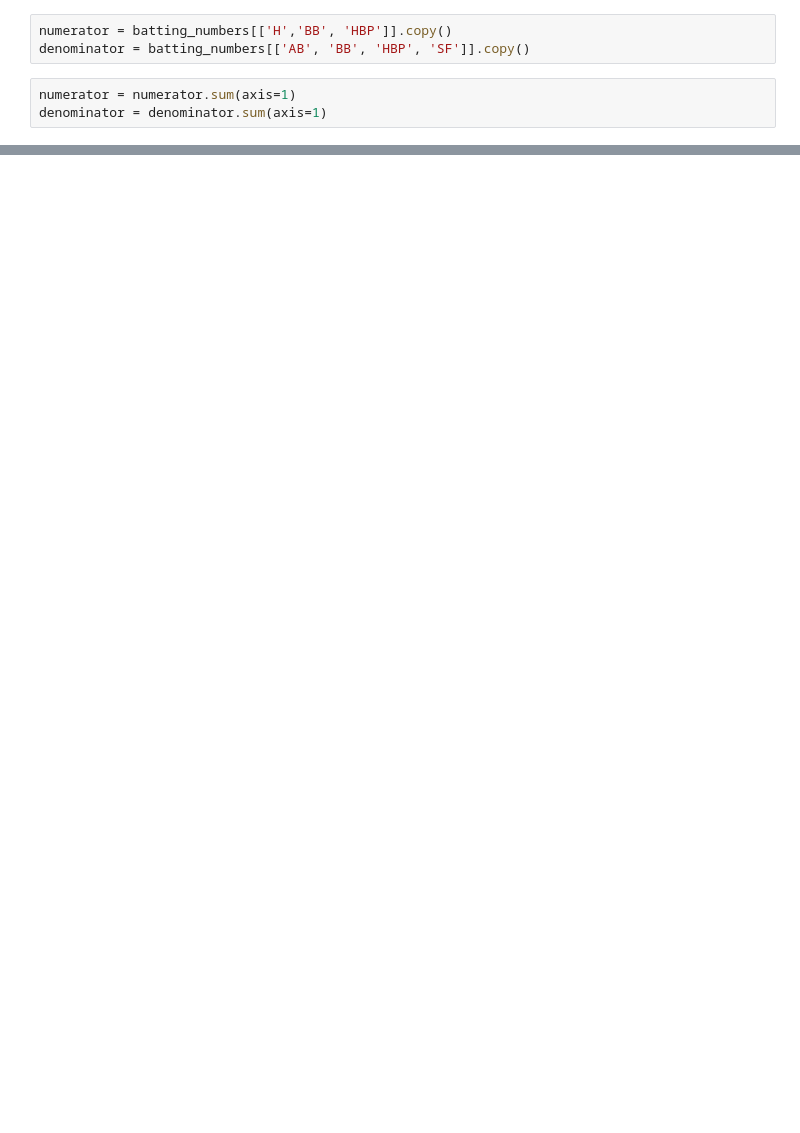
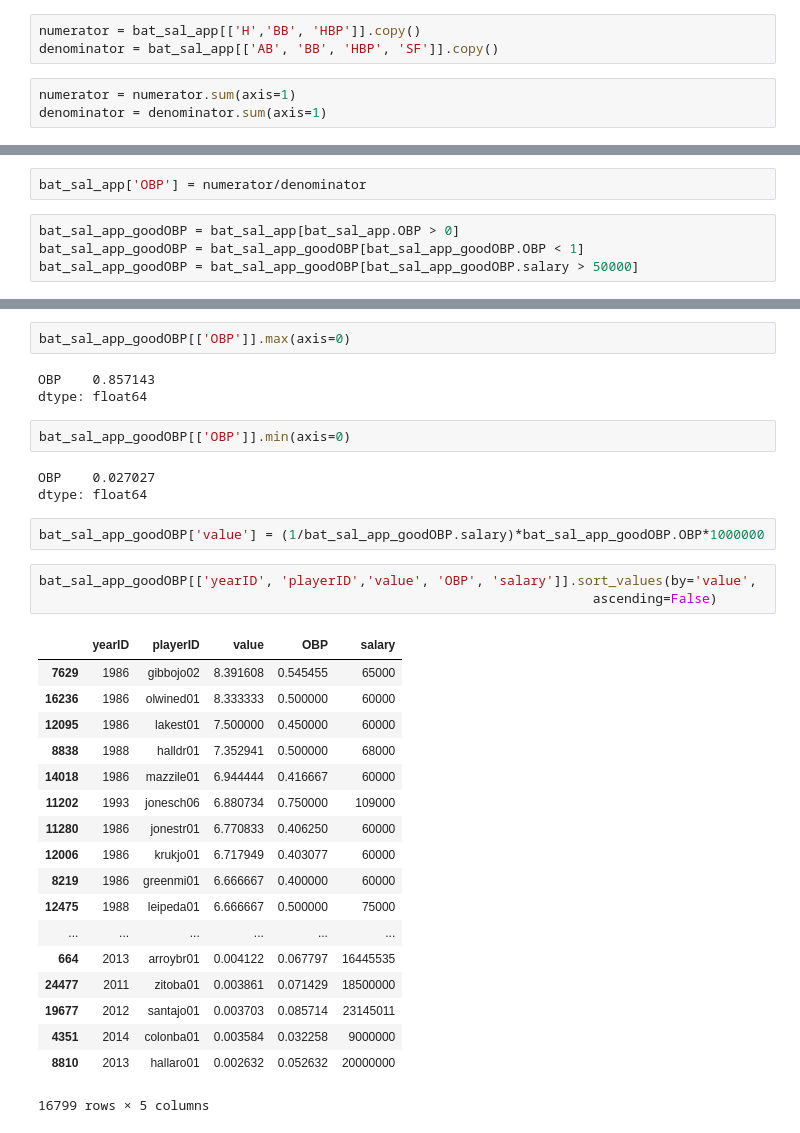
Before and after one commit to gregajohnston/moneyball, a Jupyter notebook: moneyball.ipynb, the cells around one changed output, grey strips where cells are left out. Cells and saved outputs as stored; diff of their text form; blank space fills up the shorter version.

```diff
--- a/moneyball.ipynb
+++ b/moneyball.ipynb
@@ -28,6 +116,6 @@ batting_numbers = batting_numbers[batting_numbers.SF >= 0]
 # %%
-numerator = batting_numbers[['H','BB', 'HBP']].copy()
-denominator = batting_numbers[['AB', 'BB', 'HBP', 'SF']].copy()
+numerator = bat_sal_app[['H','BB', 'HBP']].copy()
+denominator = bat_sal_app[['AB', 'BB', 'HBP', 'SF']].copy()
 # %%
 numerator = numerator.sum(axis=1)
 denominator = denominator.sum(axis=1)
@@ -58,0 +122,6 @@ batting_numbers['OBP'] = numerator.div(denominator)
+# %%
+bat_sal_app['OBP'] = numerator/denominator
+# %%
+bat_sal_app_goodOBP = bat_sal_app[bat_sal_app.OBP > 0]
+bat_sal_app_goodOBP = bat_sal_app_goodOBP[bat_sal_app_goodOBP.OBP < 1]
+bat_sal_app_goodOBP = bat_sal_app_goodOBP[bat_sal_app_goodOBP.salary > 50000]
@@ -58,0 +142,34 @@ batting_numbers['OBP'] = numerator.div(denominator)
+# %%
+bat_sal_app_goodOBP[['OBP']].max(axis=0)
+# %% [output]
+OBP    0.857143
+dtype: float64
+# %%
+bat_sal_app_goodOBP[['OBP']].min(axis=0)
+# %% [output]
+OBP    0.027027
+dtype: float64
+# %%
+bat_sal_app_goodOBP['value'] = (1/bat_sal_app_goodOBP.salary)*bat_sal_app_goodOBP.OBP*1000000
+# %%
+bat_sal_app_goodOBP[['yearID', 'playerID','value', 'OBP', 'salary']].sort_values(by='value',
+                                                                       ascending=False)
+# %% [output]
+|  | yearID | playerID | value | OBP | salary |
+| 7629 | 1986 | gibbojo02 | 8.391608 | 0.545455 | 65000 |
+| 16236 | 1986 | olwined01 | 8.333333 | 0.500000 | 60000 |
+| 12095 | 1986 | lakest01 | 7.500000 | 0.450000 | 60000 |
+| 8838 | 1988 | halldr01 | 7.352941 | 0.500000 | 68000 |
+| 14018 | 1986 | mazzile01 | 6.944444 | 0.416667 | 60000 |
+| 11202 | 1993 | jonesch06 | 6.880734 | 0.750000 | 109000 |
+| 11280 | 1986 | jonestr01 | 6.770833 | 0.406250 | 60000 |
+| 12006 | 1986 | krukjo01 | 6.717949 | 0.403077 | 60000 |
+| 8219 | 1986 | greenmi01 | 6.666667 | 0.400000 | 60000 |
+| 12475 | 1988 | leipeda01 | 6.666667 | 0.500000 | 75000 |
+| ... | ... | ... | ... | ... | ... |
+| 664 | 2013 | arroybr01 | 0.004122 | 0.067797 | 16445535 |
+| 24477 | 2011 | zitoba01 | 0.003861 | 0.071429 | 18500000 |
+| 19677 | 2012 | santajo01 | 0.003703 | 0.085714 | 23145011 |
+| 4351 | 2014 | colonba01 | 0.003584 | 0.032258 | 9000000 |
+| 8810 | 2013 | hallaro01 | 0.002632 | 0.052632 | 20000000 |
+16799 rows × 5 columns
```
Also changed, not shown: parts of 16 cells of this notebook.
